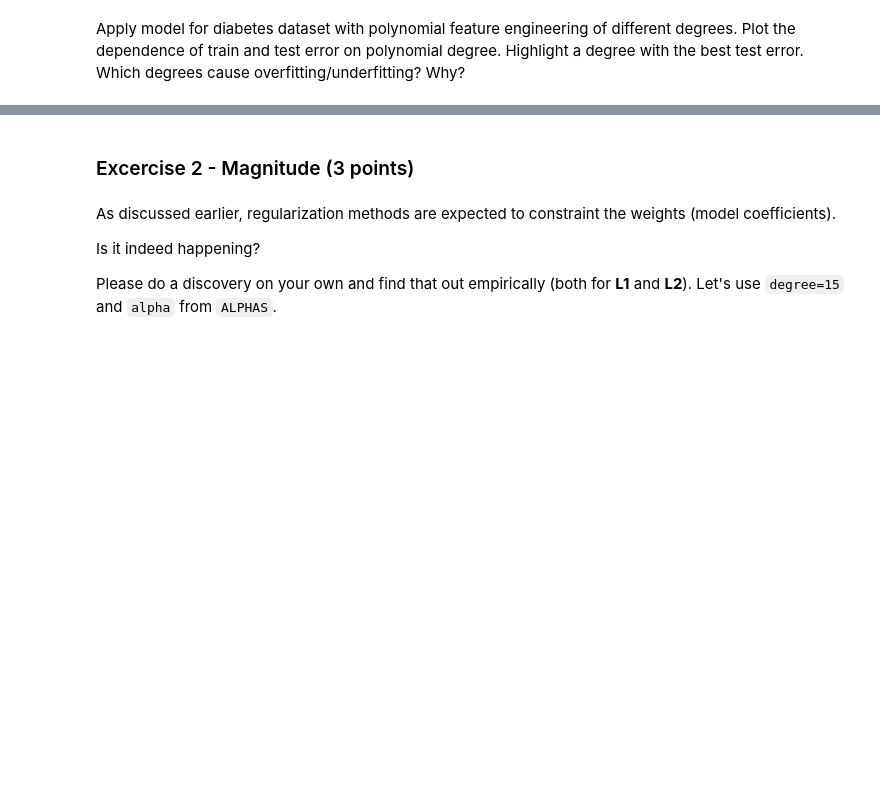
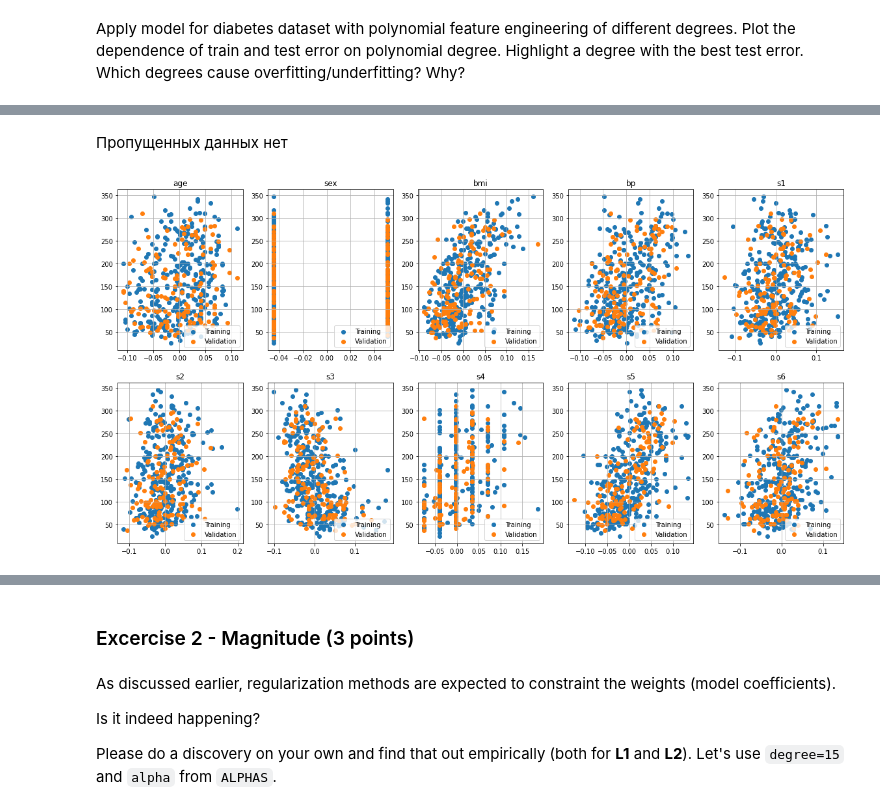
Before and after one commit to zappaz00/4_overfitting_regularization, a Jupyter notebook: overfitting_regularization.ipynb, the cells around one changed output, grey strips where cells are left out. Cells and saved outputs as stored; diff of their text form; code cells hidden in the pictures; blank space fills up the shorter version.

```diff
--- a/overfitting_regularization.ipynb
+++ b/overfitting_regularization.ipynb
@@ -351,0 +415,25 @@ Apply model for diabetes dataset with polynomial feature engineering of differen
+# %% [markdown]
+Пропущенных данных нет
+# %%
+X_train, X_valid, y_train, y_valid = train_test_split(X_diabetes, y_diabetes, test_size=0.3, random_state=SEED) #разбиение датасета
+# %%
+fig, axs = plt.subplots(2, 5, figsize=(20, 10))
+plt_ctr = 0
+
+for col in X_train.columns.values:
+    plt_y_ctr = int(plt_ctr % 5)
+    plt_x_ctr = int(plt_ctr / 5)
+
+    axs[plt_x_ctr, plt_y_ctr].scatter(X_train[col], y_train, label='Training')
+    axs[plt_x_ctr, plt_y_ctr].grid(True)
+    axs[plt_x_ctr, plt_y_ctr].legend(loc='lower right')
+    axs[plt_x_ctr, plt_y_ctr].set_title(col)
+
+    axs[plt_x_ctr, plt_y_ctr].scatter(X_valid[col], y_valid, label='Validation')
+    axs[plt_x_ctr, plt_y_ctr].grid(True)
+    axs[plt_x_ctr, plt_y_ctr].legend(loc='lower right')
+    axs[plt_x_ctr, plt_y_ctr].set_title(col)
+
+    plt_ctr += 1
+# %% [output]
+[figure, added]
```
Also changed, not shown: parts of 37 cells of this notebook.
